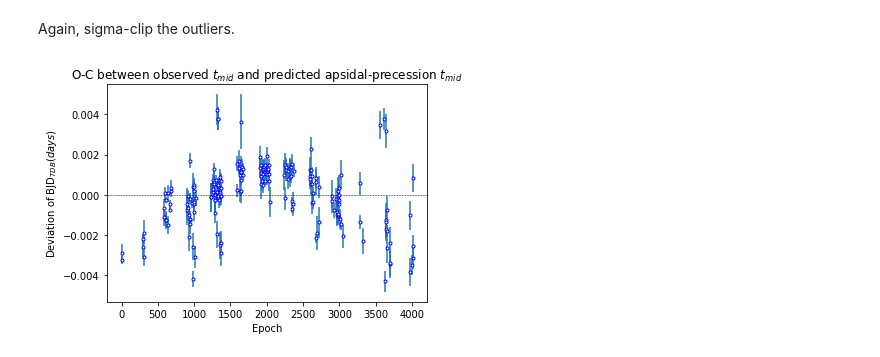
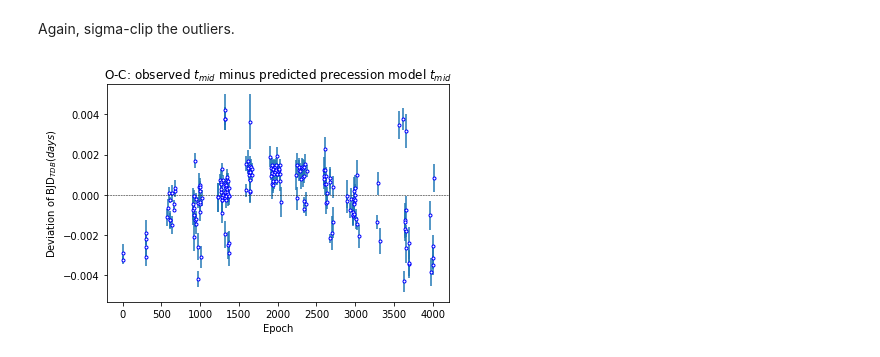
Before and after one commit to ross-dobson/TOTEMS, a Jupyter notebook: TOTEMS.ipynb, the cells around one changed output. Drawn from its saved outputs; the diff is of its cells as text; code cells hidden in the pictures.

```diff
--- a/TOTEMS.ipynb
+++ b/TOTEMS.ipynb
@@ -661,6 +673,6 @@ This looks more promising, but to be thorough, we should repeat the process for
 # %%
-def apsidal_precession(E,t0,Ps,ecc,w0,dwdE):
-    '''Formula for circular orbit with constant period.
+def precession_model(E,t0,Ps,ecc,w0,dwdE):
+    '''Formula for orbit with apsidal precession (sinusoidal term).
 
     Parameters
     ----------
@@ -683,41 +695,38 @@ def apsidal_precession(E,t0,Ps,ecc,w0,dwdE):
     tmid : float
         the tmid for an orbit undergoing apsidal precession, at that epoch
     '''
-    # print(Pa)
-    # print(Pa.type)
+
     Pa = Ps/(1-(dwdE/(2*np.pi)))  # anomalistic period (time for one precession)
     return t0 + (Ps*E) - ( ((ecc*Pa)/np.pi) * np.cos(w0+(dwdE*E)) )
 # %% [markdown]
 Running this with the values given in the paper earlier doesn't enable `curve_fit` to find an acceptable fit. However, as an uncertainty were given, we can try use values within the uncertainty range to see if there is a set of numbers that allows a fit. This can be judged by looking at the covariance matrix and seeing whether it is actually populated (i.e. not $\infty$ or `NaN`). Later on, it can be attempted to fine-tune this to achieve the best fit/lowest $\chi^2$.
 # %%
-# wasp12_eccentricity = .00208(47)
-# wasp12_periastron = 2.92(19)
-# wasp12_dwdE = 0.00133(18)
+# Move within bound of published uncertainties
 wasp12_eccentricity = 0.00208 + 0.00047
 wasp12_periastron = 2.92 + 0.19
 wasp12_dwdE = 0.00133 + 0.00018
 
 param_guess = [wasp12_etd_t0, wasp12_etd_p0, wasp12_eccentricity, wasp12_periastron, wasp12_dwdE]
-pars_apsidal, cov_apsidal = curve_fit(apsidal_precession, data.epoch, data.tmid, param_guess, method='lm')
+pars_precession, cov_precession = curve_fit(precession_model, data.epoch, data.tmid, param_guess, method='lm')
 
 # If this is non-NaN, curve_fit has found an acceptable fit
-print("Covariance matrix")
-print(repr(cov_apsidal))
+print("Covariance matrix:")
+print(repr(cov_precession))
 
-t0_apsidal, p_apsidal, e_apsidal, w_apsidal, dwdE_apsidal = pars_apsidal
+t0_precession, p_precession, e_precession, w_precession, dwdE_precession = pars_precession
 
 print("\nOriginal apsidal precession t0:", param_guess[0])
-print("Best-fit apsidal precession t0:", t0_apsidal)
+print("Best-fit apsidal precession t0:", t0_precession)
 
 print("\nOriginal apsidal precesssion p0:", param_guess[1])
-print("Best-fit apsidal precession pS:", p_apsidal)
+print("Best-fit apsidal precession pS:", p_precession)
 
 print("\nOriginal apsidal precession eccentricity:", param_guess[2])
-print("Best-fit apsidal precession:", e_apsidal)
+print("Best-fit apsidal precession:", e_precession)
 
 print("\nOriginal apsidal precession argument of periastron:", param_guess[3])
-print("Best-fit apsidal precession:", w_apsidal)
+print("Best-fit apsidal precession:", w_precession)
 
 print("\nOriginal apsidal precession dw/dE:", param_guess[4])
-print("Best-fit apsidal precession:", dwdE_apsidal)
+print("Best-fit apsidal precession:", dwdE_precession)
 # %% [output]
@@ -742,12 +751,12 @@ Best-fit apsidal precession: 0.0014657518251595
 plt.figure()
 
 # Use the formula to generate the expected tmid at each epoch we have observations at
-tmid_apsidal = data['epoch'].apply(lambda E: apsidal_precession(E, t0_apsidal, p_apsidal, e_apsidal, w_apsidal, dwdE_apsidal))
+tmid_precession = data['epoch'].apply(lambda E: precession_model(E, t0_precession, p_precession, e_precession, w_precession, dwdE_precession))
 
 # O-C between our observed tmids and these expected tmids
-OC_apsidal = pd.Series(data=(data['tmid'] - tmid_apsidal))
+OC_precession = pd.Series(data=(data['tmid'] - tmid_precession))
 
-plt.errorbar(data['epoch'], OC_apsidal, xerr=0, yerr=data['err'], linestyle='None', marker='.', mfc="w", mec="b")
+plt.errorbar(data['epoch'], OC_precession, xerr=0, yerr=data['err'], linestyle='None', marker='.', mfc="w", mec="b")
 plt.axhline(y=0, xmin=0.0, xmax=1.0, color='black', linestyle='dashed', linewidth=0.5)
 plt.ylabel('Deviation of BJD$_{TDB} (days)$')
 plt.xlabel('Epoch')
@@ -759,18 +768,18 @@ plt.show()
 Again, sigma-clip the outliers.
 # %%
 # 3 Sigma-clip the OC Series
-OC_apsidal_clipped, low, upp = sigmaclip(OC_apsidal, low=3.0, high=3.0)
+OC_precession_clipped, low, upp = sigmaclip(OC_precession, low=3.0, high=3.0)
 
-OC_apsidal_clipped = pd.Series(data=OC_apsidal_clipped)
+OC_precession_clipped = pd.Series(data=OC_precession_clipped)
 
 # Apply the index to the main DataFrame
-data_apsidal = data.loc[OC_apsidal_clipped.index]
+data_precession = data.loc[OC_precession_clipped.index]
 
-plt.errorbar(data_apsidal['epoch'], OC_apsidal_clipped, xerr=0, yerr=data_apsidal['err'], linestyle='None', marker='.', mfc="w", mec="b")
+plt.errorbar(data_precession['epoch'], OC_precession_clipped, xerr=0, yerr=data_precession['err'], linestyle='None', marker='.', mfc="w", mec="b")
 plt.axhline(y=0, xmin=0.0, xmax=1.0, color='black', linestyle='dashed', linewidth=0.5)
 plt.ylabel('Deviation of BJD$_{TDB} (days)$')
 plt.xlabel('Epoch')
-plt.title('O-C between observed $t_{mid}$ and predicted apsidal-precession $t_{mid}$')
+plt.title('O-C: observed $t_{mid}$ minus predicted precession model $t_{mid}$')
 plt.show()
 # %% [output]
-[figure, old version]
+[figure, new version]
```
Also changed, not shown: parts of 56 cells of this notebook.
